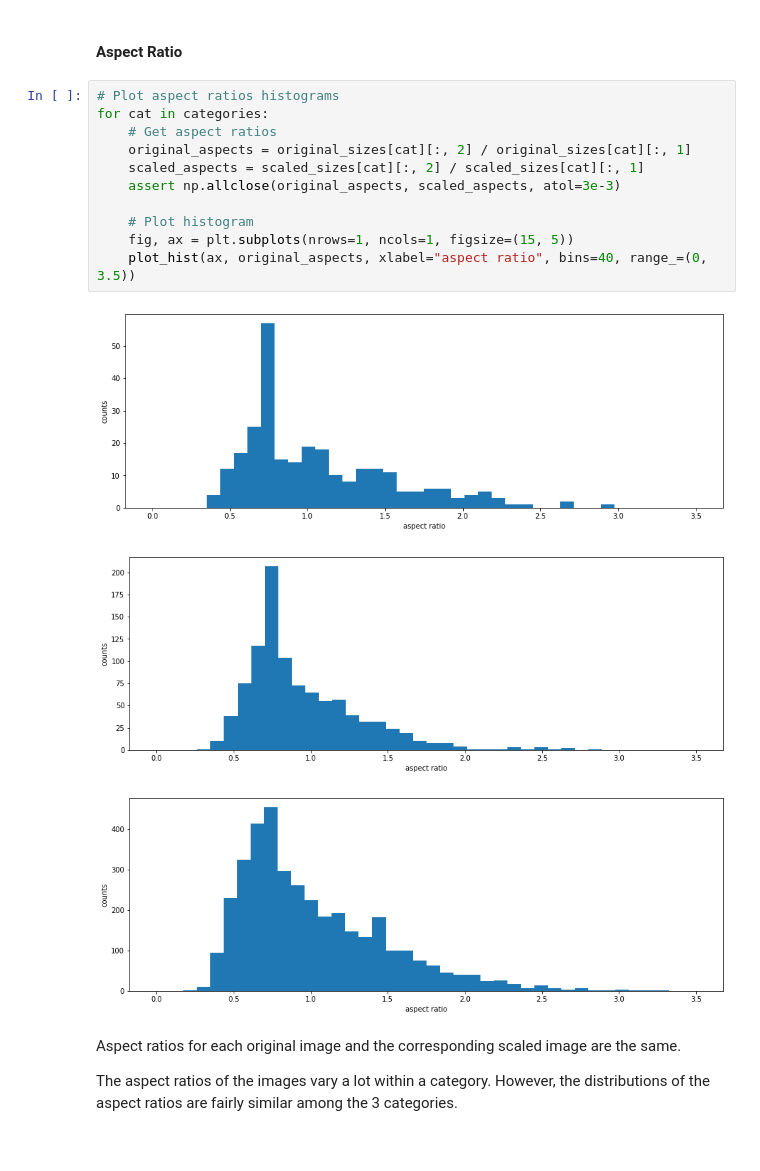
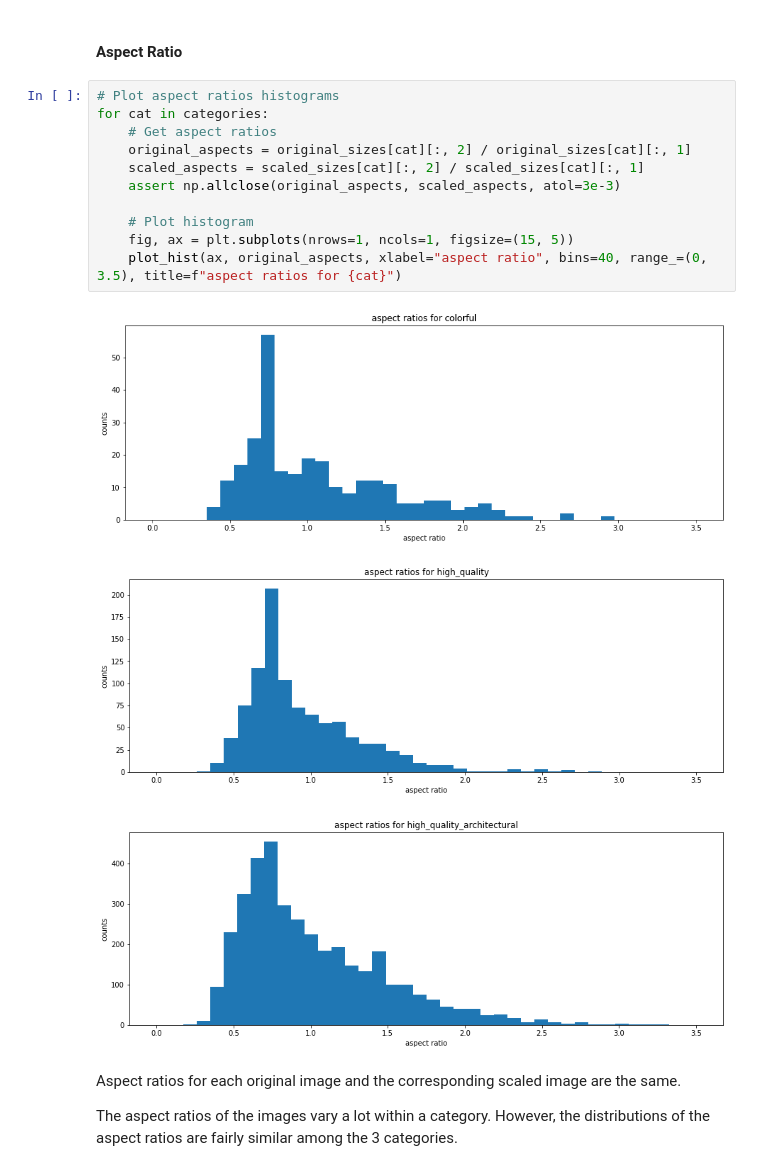
Before and after one commit to one-for-all/AC209B-Final_Project, a Jupyter notebook: EDA.ipynb, the cells around one changed output. Saved outputs shown, nothing was run; the diff lists cells and outputs as text.

Commit message:
add title for aspect ratios

```diff
--- a/EDA.ipynb
+++ b/EDA.ipynb
@@ -73,18 +73,18 @@ for cat, dirs in image_dirs.items():
 # %%
 # Plot aspect ratios histograms
 for cat in categories:
     # Get aspect ratios
     original_aspects = original_sizes[cat][:, 2] / original_sizes[cat][:, 1]
     scaled_aspects = scaled_sizes[cat][:, 2] / scaled_sizes[cat][:, 1]
     assert np.allclose(original_aspects, scaled_aspects, atol=3e-3)
 
     # Plot histogram
     fig, ax = plt.subplots(nrows=1, ncols=1, figsize=(15, 5))
-    plot_hist(ax, original_aspects, xlabel="aspect ratio", bins=40, range_=(0, 3.5))
+    plot_hist(ax, original_aspects, xlabel="aspect ratio", bins=40, range_=(0, 3.5), title=f"aspect ratios for {cat}")
 # %% [output]
-[figure, old version]
+[figure, new version]
-[figure, old version]
+[figure, new version]
-[figure, old version]
+[figure, new version]
 # %% [markdown]
 Aspect ratios for each original image and the corresponding scaled image are the same.
 
```
Also changed, not shown: parts of 1 cell of this notebook, 1 other file.
